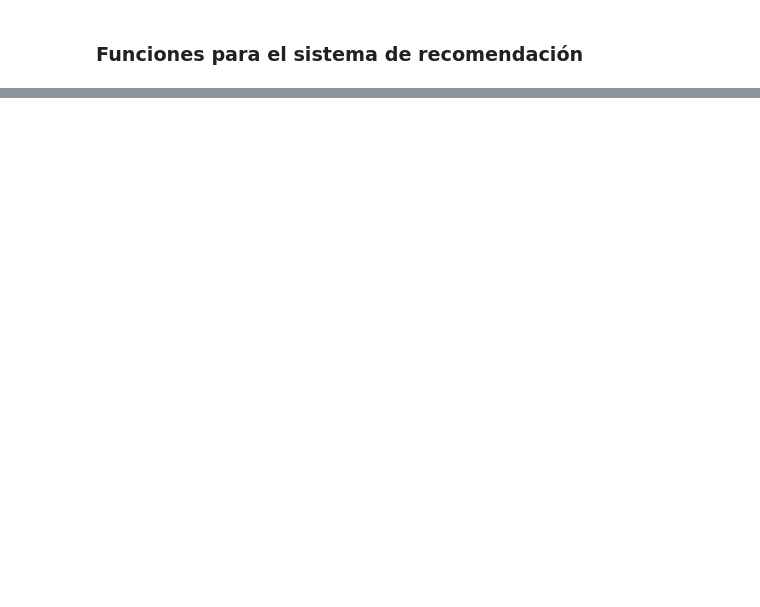
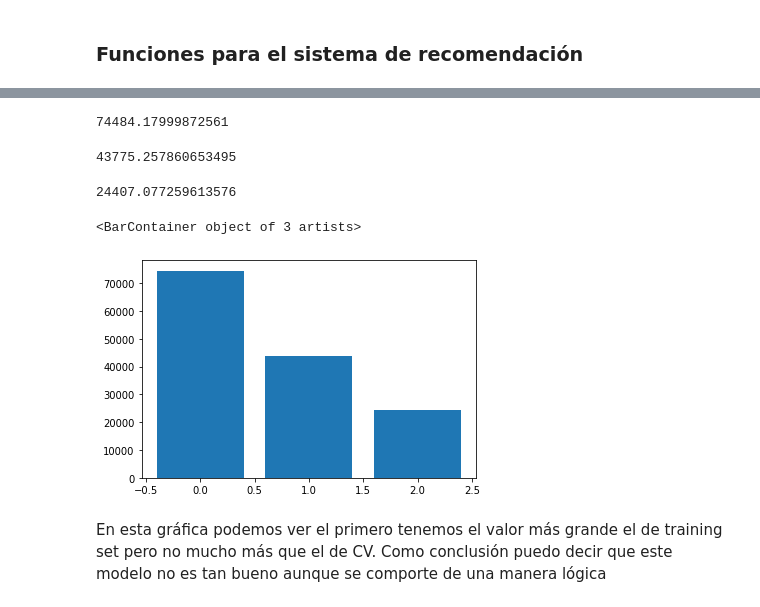
Before and after one commit to BorisRendon/EML_Lab7, a Jupyter notebook: Recomendaciones.ipynb, the cells around one changed output, grey strips where cells are left out. Drawn from its saved outputs; the diff is of its cells as text; code cells hidden in the pictures; blank space fills up the shorter version.

```diff
--- a/Recomendaciones.ipynb
+++ b/Recomendaciones.ipynb
@@ -241,0 +297,17 @@ def adam(
+# %%
+X_train_r , theta_r , func_cost_train = adam(y_train,X_train,theta_0,cost,gradient)
+# %%
+cost_train_test = func_cost_train[len(func_cost_train)-1]
+cost_train_test
+# %% [output]
+74484.17999872561
+# %%
+cross_validation_cost = cost_cross = cost(y_cv,X_cv,theta_r)
+cross_validation_cost
+# %% [output]
+43775.257860653495
+# %%
+test_cost=cost_test = cost(y_test,X_test,theta_r)
+test_cost
+# %% [output]
+24407.077259613576
@@ -241,0 +316,7 @@ def adam(
+# %%
+plt.bar(range(3),[cost_train_test,cross_validation_cost,test_cost])
+# %% [output]
+<BarContainer object of 3 artists>
+[figure, added]
+# %% [markdown]
+En esta gráfica podemos ver el primero tenemos el valor más grande el de training set pero no mucho más que el de CV. Como conclusión puedo decir que este modelo no es tan bueno aunque se comporte de una manera lógica
```
Also changed, not shown: parts of 39 cells of this notebook.
